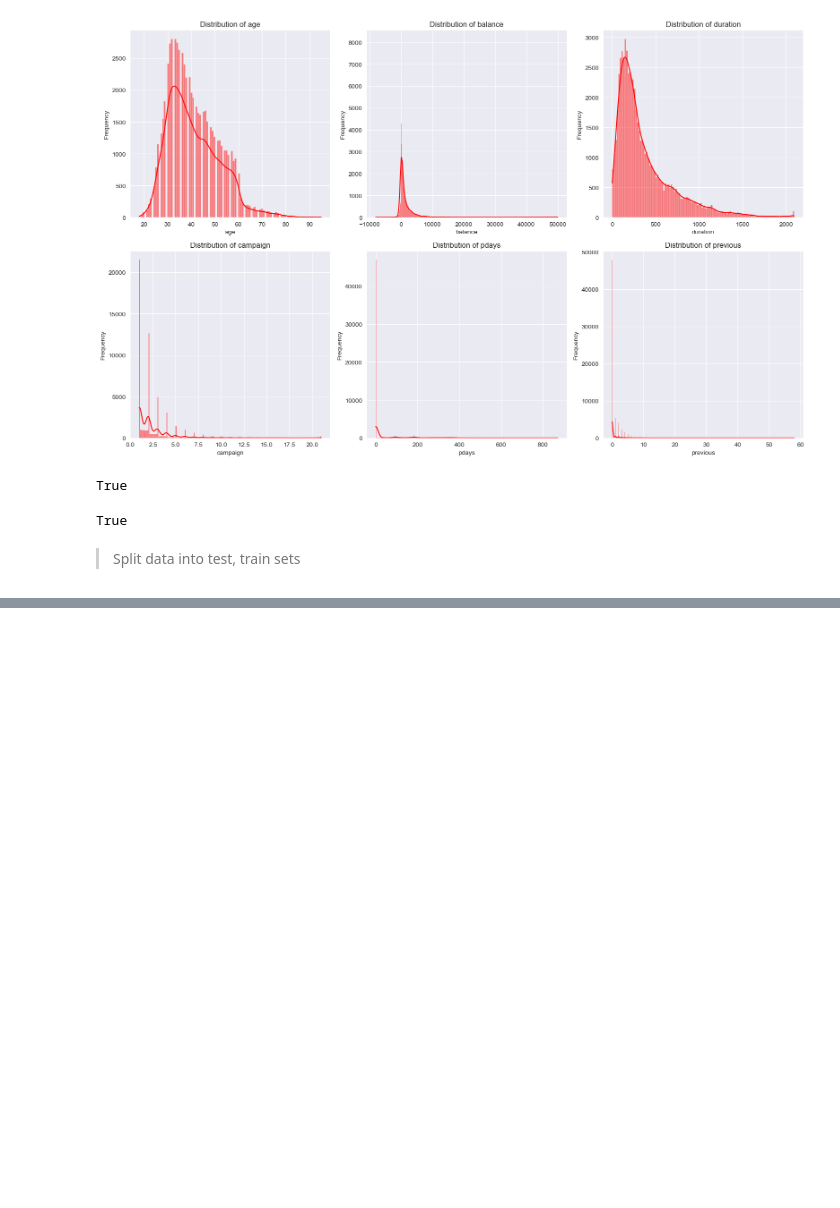
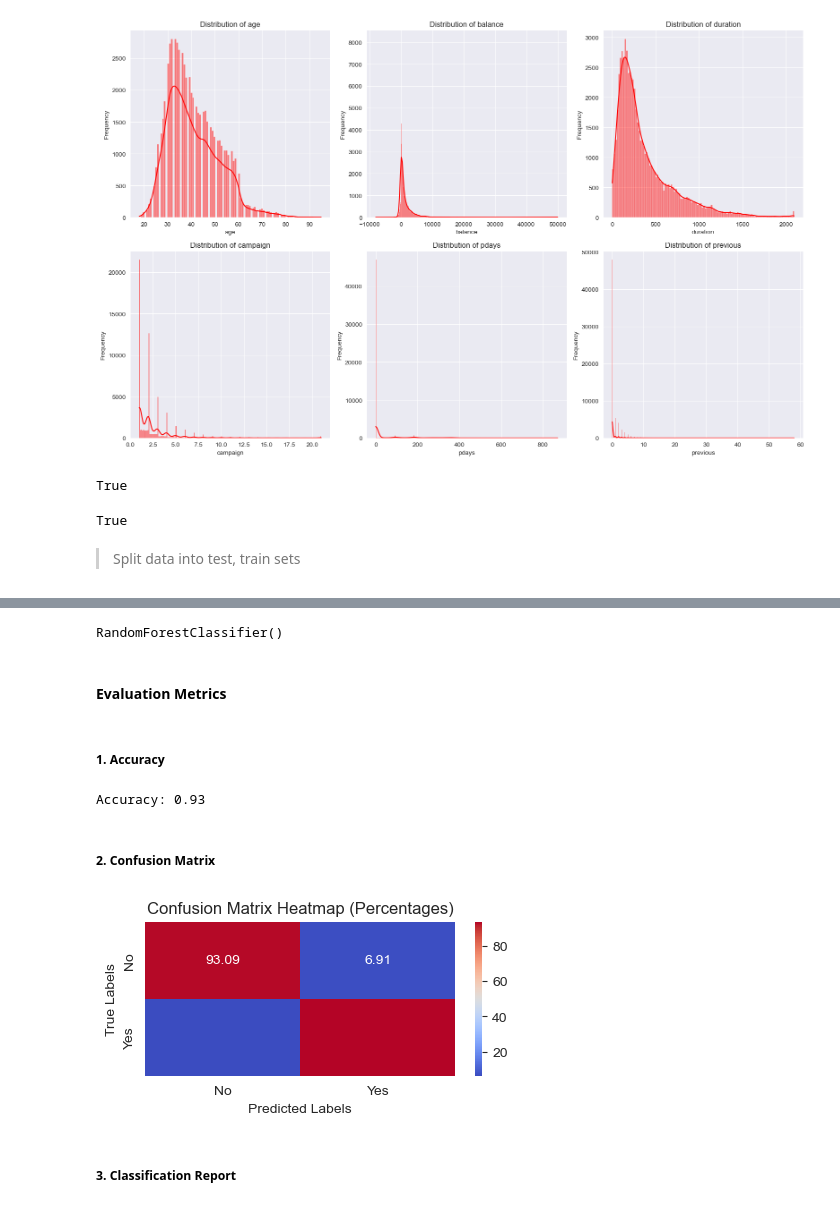
Before and after one commit to senuli-w/CM2604, a Jupyter notebook: 2330973.ipynb, the cells around one changed output, grey strips where cells are left out. Cells and saved outputs as stored; diff of their text form; code cells hidden in the pictures; blank space fills up the shorter version.

Commit message:
random forest

```diff
--- a/2330973.ipynb
+++ b/2330973.ipynb
@@ -1298,0 +1301,41 @@ X_train, X_test, y_train, y_test = train_test_split(X, y, test_size=0.2, random_
+# %%
+rf = RandomForestClassifier()
+rf.fit(X_train, y_train)
+# %% [output]
+RandomForestClassifier()
+# %%
+y_pred = rf.predict(X_test)
+# %% [markdown]
+#### Evaluation Metrics
+# %% [markdown]
+##### 1. Accuracy
+# %%
+from sklearn.metrics import accuracy_score
+accuracy = accuracy_score(y_test, y_pred)
+
+print(f"Accuracy: {accuracy:.2f}")
+# %% [output]
+Accuracy: 0.93
+# %% [markdown]
+##### 2. Confusion Matrix
+# %%
+from sklearn.metrics import confusion_matrix
+
+# Compute the confusion matrix
+cm = confusion_matrix(y_test, y_pred)
+
+# Normalize the confusion matrix to percentages
+cm_normalized = cm / cm.sum(axis=1, keepdims=True) * 100
+
+# Create a heatmap using seaborn
+plt.figure(figsize=(5, 2))
+sns.heatmap(cm_normalized, annot=True, fmt='.2f', cmap='coolwarm', cbar=True,
+            xticklabels=['No', 'Yes'], yticklabels=['No', 'Yes'])
+plt.title('Confusion Matrix Heatmap (Percentages)')
+plt.xlabel('Predicted Labels')
+plt.ylabel('True Labels')
+plt.show()
+# %% [output]
+[figure, added]
+# %% [markdown]
+##### 3. Classification Report
```
Also changed, not shown: parts of 3 cells of this notebook.
